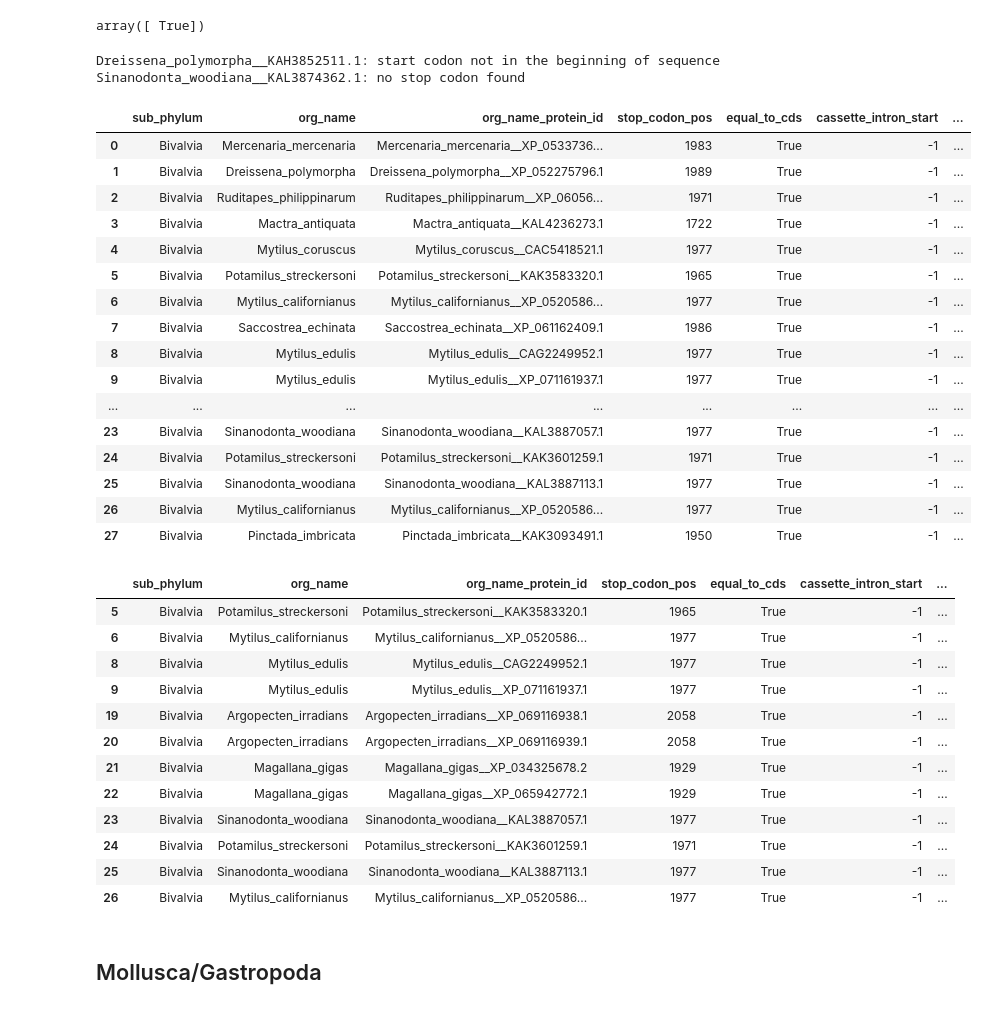
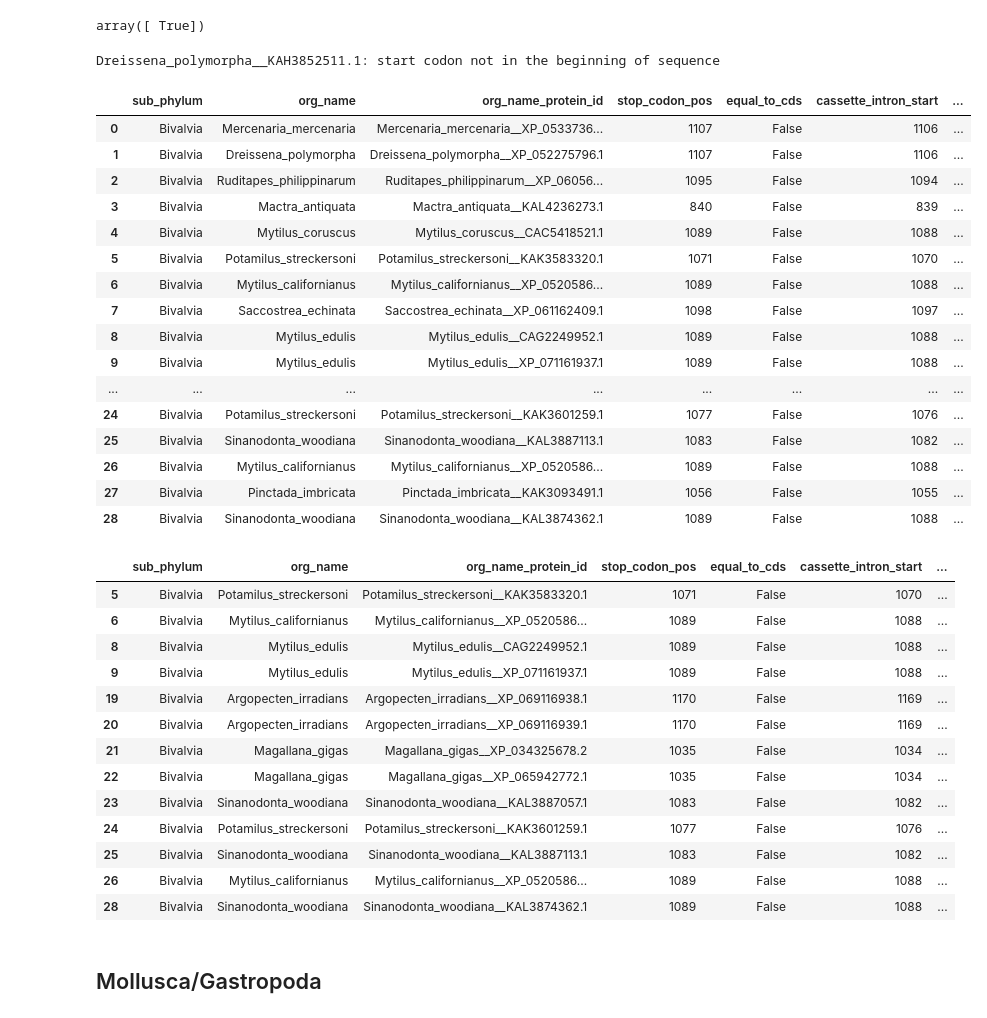
Before and after one commit to ArtemVaska/Diploma, a Jupyter notebook: Scripts/protostomia_psi_blast_upd.ipynb, the cells around one changed output. Cells and saved outputs as stored; diff of their text form; code cells hidden in the pictures.

```diff
--- a/Scripts/protostomia_psi_blast_upd.ipynb
+++ b/Scripts/protostomia_psi_blast_upd.ipynb
@@ -212,45 +212,45 @@ Sinanodonta_woodiana__KAL3874362.1: no stop codon found
 array([ True])
 # %%
 # смотрим на позиции стоп-кодона в интроне в его сохранении в cds
-df_cds_cassette, dict_align_cds_cassette = dict_align_info_analyze(df_found_protein_ids, phylum, "cds", dir)
+df_cds_cassette, dict_align_cds_cassette = dict_align_info_analyze(df_found_protein_ids, phylum, "cds_cassette", dir)
 df_cds_cassette
 # %% [output]
 Dreissena_polymorpha__KAH3852511.1: start codon not in the beginning of sequence
-Sinanodonta_woodiana__KAL3874362.1: no stop codon found
 |  | sub_phylum | org_name | org_name_protein_id | stop_codon_pos | equal_to_cds | cassette_intron_start | ... |
-| 0 | Bivalvia | Mercenaria_mercenaria | Mercenaria_mercenaria__XP_0533736... | 1983 | True | -1 | ... |
-| 1 | Bivalvia | Dreissena_polymorpha | Dreissena_polymorpha__XP_052275796.1 | 1989 | True | -1 | ... |
-| 2 | Bivalvia | Ruditapes_philippinarum | Ruditapes_philippinarum__XP_06056... | 1971 | True | -1 | ... |
-| 3 | Bivalvia | Mactra_antiquata | Mactra_antiquata__KAL4236273.1 | 1722 | True | -1 | ... |
-| 4 | Bivalvia | Mytilus_coruscus | Mytilus_coruscus__CAC5418521.1 | 1977 | True | -1 | ... |
-| 5 | Bivalvia | Potamilus_streckersoni | Potamilus_streckersoni__KAK3583320.1 | 1965 | True | -1 | ... |
-| 6 | Bivalvia | Mytilus_californianus | Mytilus_californianus__XP_0520586... | 1977 | True | -1 | ... |
-| 7 | Bivalvia | Saccostrea_echinata | Saccostrea_echinata__XP_061162409.1 | 1986 | True | -1 | ... |
-| 8 | Bivalvia | Mytilus_edulis | Mytilus_edulis__CAG2249952.1 | 1977 | True | -1 | ... |
-| 9 | Bivalvia | Mytilus_edulis | Mytilus_edulis__XP_071161937.1 | 1977 | True | -1 | ... |
+| 0 | Bivalvia | Mercenaria_mercenaria | Mercenaria_mercenaria__XP_0533736... | 1107 | False | 1106 | ... |
+| 1 | Bivalvia | Dreissena_polymorpha | Dreissena_polymorpha__XP_052275796.1 | 1107 | False | 1106 | ... |
+| 2 | Bivalvia | Ruditapes_philippinarum | Ruditapes_philippinarum__XP_06056... | 1095 | False | 1094 | ... |
+| 3 | Bivalvia | Mactra_antiquata | Mactra_antiquata__KAL4236273.1 | 840 | False | 839 | ... |
+| 4 | Bivalvia | Mytilus_coruscus | Mytilus_coruscus__CAC5418521.1 | 1089 | False | 1088 | ... |
+| 5 | Bivalvia | Potamilus_streckersoni | Potamilus_streckersoni__KAK3583320.1 | 1071 | False | 1070 | ... |
+| 6 | Bivalvia | Mytilus_californianus | Mytilus_californianus__XP_0520586... | 1089 | False | 1088 | ... |
+| 7 | Bivalvia | Saccostrea_echinata | Saccostrea_echinata__XP_061162409.1 | 1098 | False | 1097 | ... |
+| 8 | Bivalvia | Mytilus_edulis | Mytilus_edulis__CAG2249952.1 | 1089 | False | 1088 | ... |
+| 9 | Bivalvia | Mytilus_edulis | Mytilus_edulis__XP_071161937.1 | 1089 | False | 1088 | ... |
 | ... | ... | ... | ... | ... | ... | ... | ... |
-| 23 | Bivalvia | Sinanodonta_woodiana | Sinanodonta_woodiana__KAL3887057.1 | 1977 | True | -1 | ... |
-| 24 | Bivalvia | Potamilus_streckersoni | Potamilus_streckersoni__KAK3601259.1 | 1971 | True | -1 | ... |
-| 25 | Bivalvia | Sinanodonta_woodiana | Sinanodonta_woodiana__KAL3887113.1 | 1977 | True | -1 | ... |
-| 26 | Bivalvia | Mytilus_californianus | Mytilus_californianus__XP_0520586... | 1977 | True | -1 | ... |
-| 27 | Bivalvia | Pinctada_imbricata | Pinctada_imbricata__KAK3093491.1 | 1950 | True | -1 | ... |
+| 24 | Bivalvia | Potamilus_streckersoni | Potamilus_streckersoni__KAK3601259.1 | 1077 | False | 1076 | ... |
+| 25 | Bivalvia | Sinanodonta_woodiana | Sinanodonta_woodiana__KAL3887113.1 | 1083 | False | 1082 | ... |
+| 26 | Bivalvia | Mytilus_californianus | Mytilus_californianus__XP_0520586... | 1089 | False | 1088 | ... |
+| 27 | Bivalvia | Pinctada_imbricata | Pinctada_imbricata__KAK3093491.1 | 1056 | False | 1055 | ... |
+| 28 | Bivalvia | Sinanodonta_woodiana | Sinanodonta_woodiana__KAL3874362.1 | 1089 | False | 1088 | ... |
 # %%
 # ищем дубликаты
 df_cds_cassette[df_cds_cassette["org_name"].duplicated(keep=False)]
 # %% [output]
 |  | sub_phylum | org_name | org_name_protein_id | stop_codon_pos | equal_to_cds | cassette_intron_start | ... |
-| 5 | Bivalvia | Potamilus_streckersoni | Potamilus_streckersoni__KAK3583320.1 | 1965 | True | -1 | ... |
-| 6 | Bivalvia | Mytilus_californianus | Mytilus_californianus__XP_0520586... | 1977 | True | -1 | ... |
-| 8 | Bivalvia | Mytilus_edulis | Mytilus_edulis__CAG2249952.1 | 1977 | True | -1 | ... |
-| 9 | Bivalvia | Mytilus_edulis | Mytilus_edulis__XP_071161937.1 | 1977 | True | -1 | ... |
-| 19 | Bivalvia | Argopecten_irradians | Argopecten_irradians__XP_069116938.1 | 2058 | True | -1 | ... |
-| 20 | Bivalvia | Argopecten_irradians | Argopecten_irradians__XP_069116939.1 | 2058 | True | -1 | ... |
-| 21 | Bivalvia | Magallana_gigas | Magallana_gigas__XP_034325678.2 | 1929 | True | -1 | ... |
-| 22 | Bivalvia | Magallana_gigas | Magallana_gigas__XP_065942772.1 | 1929 | True | -1 | ... |
-| 23 | Bivalvia | Sinanodonta_woodiana | Sinanodonta_woodiana__KAL3887057.1 | 1977 | True | -1 | ... |
-| 24 | Bivalvia | Potamilus_streckersoni | Potamilus_streckersoni__KAK3601259.1 | 1971 | True | -1 | ... |
-| 25 | Bivalvia | Sinanodonta_woodiana | Sinanodonta_woodiana__KAL3887113.1 | 1977 | True | -1 | ... |
-| 26 | Bivalvia | Mytilus_californianus | Mytilus_californianus__XP_0520586... | 1977 | True | -1 | ... |
+| 5 | Bivalvia | Potamilus_streckersoni | Potamilus_streckersoni__KAK3583320.1 | 1071 | False | 1070 | ... |
+| 6 | Bivalvia | Mytilus_californianus | Mytilus_californianus__XP_0520586... | 1089 | False | 1088 | ... |
+| 8 | Bivalvia | Mytilus_edulis | Mytilus_edulis__CAG2249952.1 | 1089 | False | 1088 | ... |
+| 9 | Bivalvia | Mytilus_edulis | Mytilus_edulis__XP_071161937.1 | 1089 | False | 1088 | ... |
+| 19 | Bivalvia | Argopecten_irradians | Argopecten_irradians__XP_069116938.1 | 1170 | False | 1169 | ... |
+| 20 | Bivalvia | Argopecten_irradians | Argopecten_irradians__XP_069116939.1 | 1170 | False | 1169 | ... |
+| 21 | Bivalvia | Magallana_gigas | Magallana_gigas__XP_034325678.2 | 1035 | False | 1034 | ... |
+| 22 | Bivalvia | Magallana_gigas | Magallana_gigas__XP_065942772.1 | 1035 | False | 1034 | ... |
+| 23 | Bivalvia | Sinanodonta_woodiana | Sinanodonta_woodiana__KAL3887057.1 | 1083 | False | 1082 | ... |
+| 24 | Bivalvia | Potamilus_streckersoni | Potamilus_streckersoni__KAK3601259.1 | 1077 | False | 1076 | ... |
+| 25 | Bivalvia | Sinanodonta_woodiana | Sinanodonta_woodiana__KAL3887113.1 | 1083 | False | 1082 | ... |
+| 26 | Bivalvia | Mytilus_californianus | Mytilus_californianus__XP_0520586... | 1089 | False | 1088 | ... |
+| 28 | Bivalvia | Sinanodonta_woodiana | Sinanodonta_woodiana__KAL3874362.1 | 1089 | False | 1088 | ... |
 # %%
 # удаляем дубликаты
 
```
Also changed, not shown: parts of 8 cells of this notebook, 5 other files.
